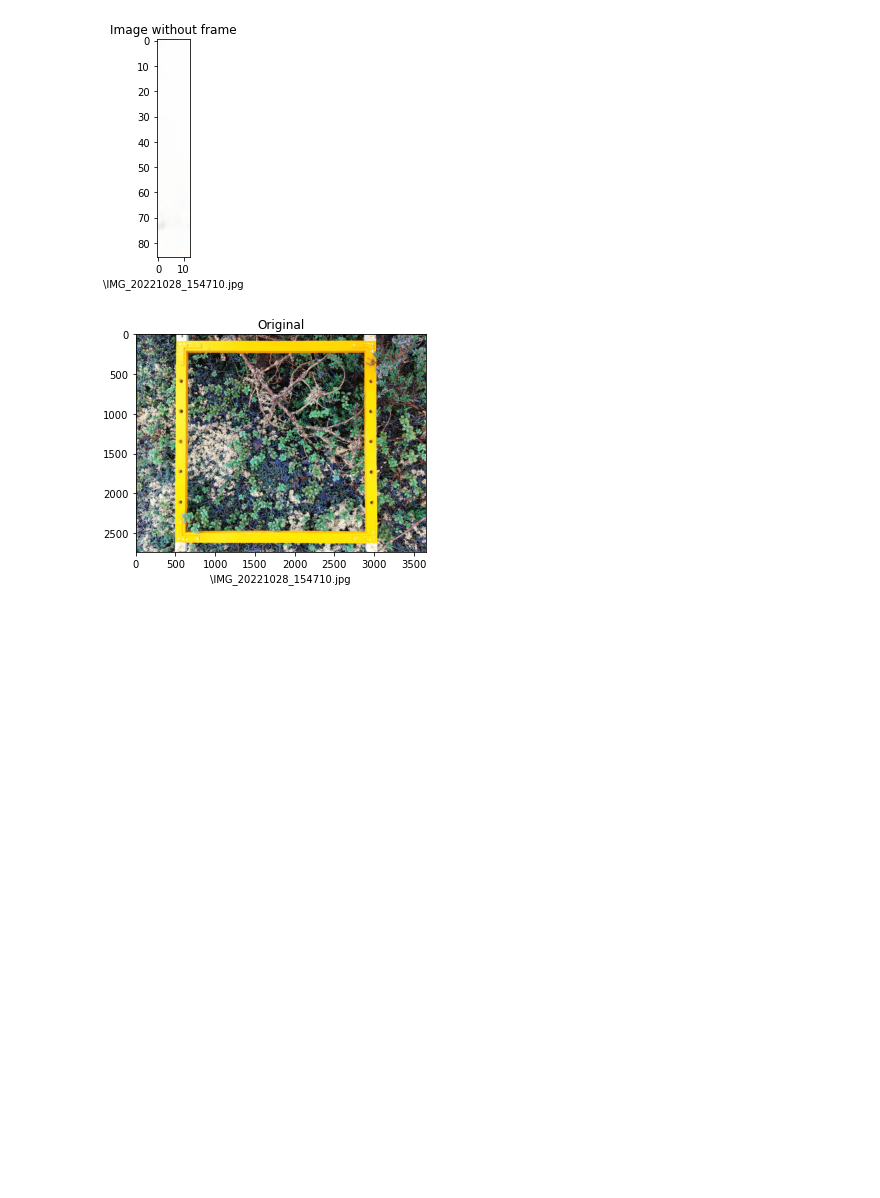
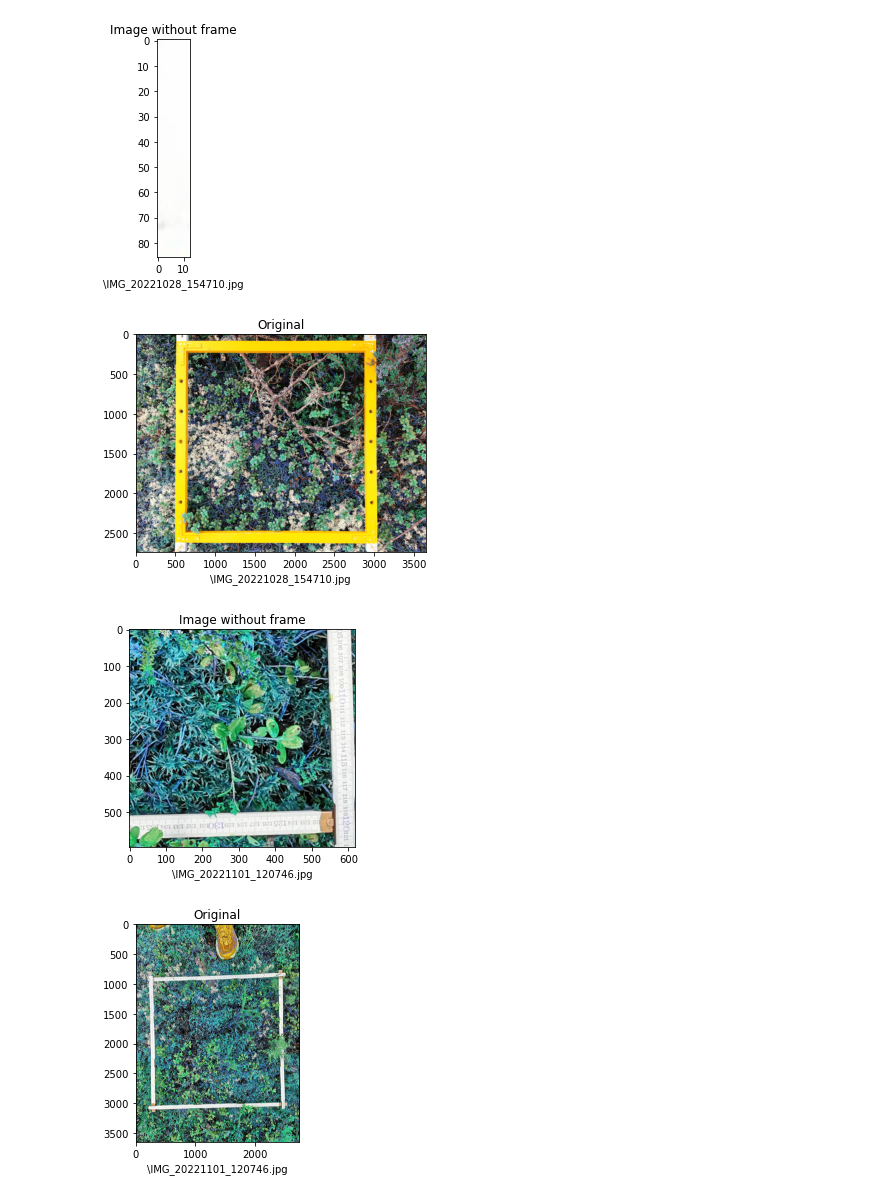
Before and after one commit to DanielHjelm/ReindeerLichens, a Jupyter notebook: PossibleIssuesFrame.ipynb, the cells around one changed output. Drawn from its saved outputs; the diff is of its cells as text; code cells hidden in the pictures; blank space fills up the shorter version.

```diff
--- a/PossibleIssuesFrame.ipynb
+++ b/PossibleIssuesFrame.ipynb
@@ -8,32 +8,30 @@ from matplotlib import pyplot as plt
 # %%
 # Possible issues with frame detection
 path_start = r"C:\Users\johan\Desktop\Images\Images"
-possible_issues = [r"\IMG_6517.jpg",r"\IMG_20221101_114527.jpg",r"\IMG_6685.jpg",r"\IMG_20221101_125050.jpg",r"\IMG_20221028_154710.jpg"]
+possible_issues = [r"\IMG_6517.jpg",r"\IMG_20221101_114527.jpg",r"\IMG_6685.jpg",r"\IMG_20221101_125050.jpg",r"\IMG_20221028_154710.jpg",r"\IMG_20221101_120746.jpg"]
 
 fig = plt.figure(figsize=(len(path),2))
 for i in possible_issues:
     n = removeFrame(path_start + i)
     plt.imshow(n)
     plt.title('Image without frame')
     plt.xlabel(i)
     plt.show()
     ori = cv.imread(path_start + i)
     plt.imshow(ori)
     plt.title('Original')
     plt.xlabel(i)
     plt.show()
-
-for i in path:
-    n = removeFrame(i)
-    plt.subplot
 # %% [output]
 [figure]
 [figure]
 [figure]
 [figure]
 [figure]
 [figure]
 [figure]
 [figure]
 [figure]
 [figure]
+[figure, added]
+[figure, added]
```
